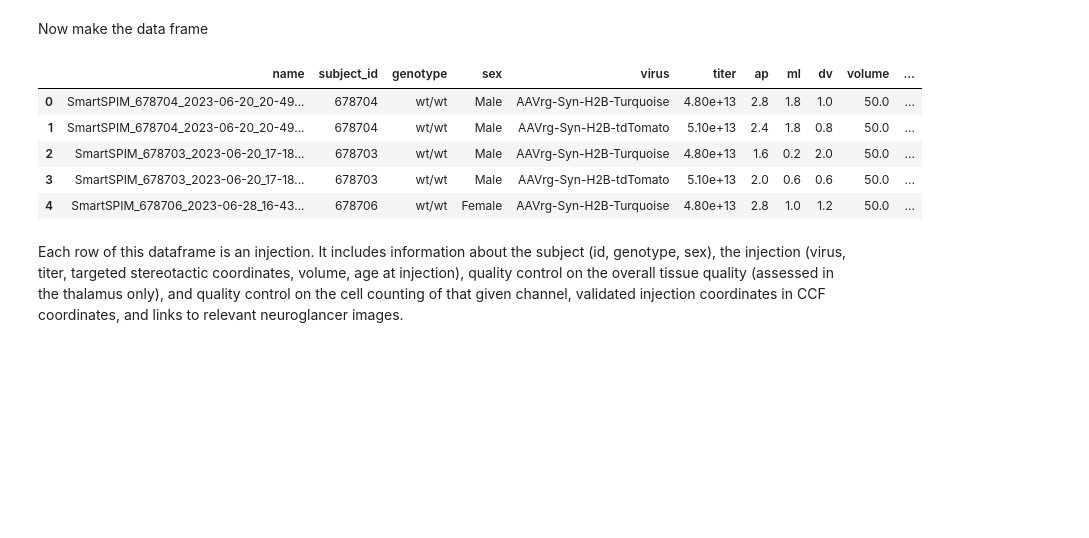
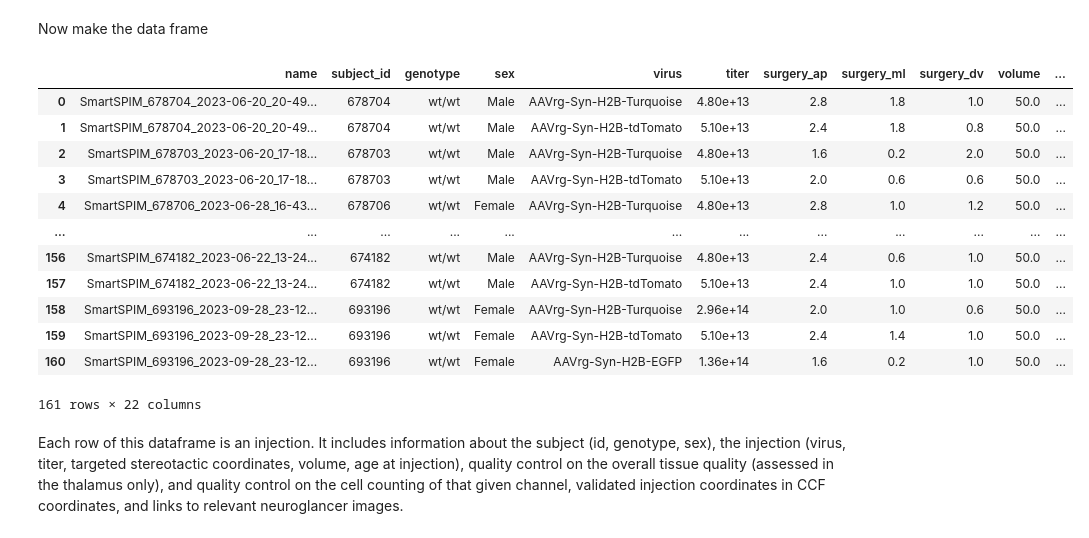
Before and after one commit to AllenNeuralDynamics/AIND-CNC-SmartSPIM-Workshop, a Jupyter notebook: code/metadata.ipynb, the cells around one changed output. Drawn from its saved outputs; the diff is of its cells as text; code cells hidden in the pictures; blank space fills up the shorter version.

```diff
--- a/code/metadata.ipynb
+++ b/code/metadata.ipynb
@@ -5,3 +7,7 @@ from datetime import datetime
+# %%
+atlasapi.config.write_config_value('brainglobe_dir', '/data/.brainglobe') # points to allen mouse atlases pre-loaded in data folder
+
+atlas = BrainGlobeAtlas('allen_mouse_25um', check_latest = False) # load CCF mouse brain atlas, 25um resolution
 # %% [markdown]
 Our metadata is hosted in a DocDB database that we can access and query using the aind_data_access_api. This will point us to the database
 # %%
@@ -80,18 +67,22 @@ virus_dict['CVS N2cdG-H2B-GFP']='488'
 virus_dict['CVS N2cdG-H2B-tdTomato']='561'
 
 def get_qc_channel(evaluations, channel):
+    '''Pulls the quality control evaluations for each channel's evaluation'''
     for eval in evaluations:
         if eval['name']=='Cell detection in channel: '+channel:
             qc_channel = eval['metrics'][0]['status_history'][-1]['status']
             ng_channel = eval['metrics'][0]['reference']
         if eval['name']=='Histology coordinates channel: '+channel:
             coord = eval['metrics'][0]['value']
+            inj_structure = atlas.structure_from_coords((coord["AP"],coord["DV"],coord["ML"]), as_acronym=True)
+            inj_parent = atlas.get_structure_ancestors(inj_structure)[-1]
     try:
-        return(qc_channel, ng_channel, coord)
+        return(qc_channel, ng_channel, coord, inj_structure, inj_parent)
     except:
-        return(qc_channel, ng_channel, None)
+        return(qc_channel, ng_channel, None, None, None)
 
 def get_qc_overall(evaluations):
+    '''Pulls the quality control for the overall tissue evaluation'''
     for eval in evaluations:
         if "tissue quality" in eval['name']:
             qc_tissue = eval['metrics'][0]['status_history'][-1]['status']
@@ -103,8 +94,8 @@ def int_to_exponential(number):
 # %% [markdown]
 Now make the data frame
 # %%
-df = pd.DataFrame(columns=('name','subject_id','genotype','sex','virus','titer','ap','ml','dv','volume','age_days','days_to_perfusion','qc_tissue','ng_link',
-                           'channel','qc_channel','ng_channel','inj_coordinates'))
+df = pd.DataFrame(columns=('name','subject_id','genotype','sex','virus','titer','surgery_ap','surgery_ml','surgery_dv','volume','age_days','days_to_perfusion','qc_tissue','ng_link',
+                           'channel','qc_channel','ng_channel','ccf_ap', 'ccf_ml','ccf_dv', 'inj_structure', 'inj_parent'))
 for record in records:
     name = record['name']
     subject_id = record['subject_id']
@@ -125,11 +116,19 @@ for record in records:
                     virus = inj['injection_materials'][i]['name']
                     channel = virus_dict[virus]
                     if channel=='445':
-                        qc_channel, ng_channel, coord = get_qc_channel(record['evaluations'], '445')
+                        qc_channel, ng_channel, coord, inj_structure, inj_parent = get_qc_channel(record['evaluations'], '445')
                     elif channel=='488':
-                        qc_channel, ng_channel, coord = get_qc_channel(record['evaluations'], '488')
+                        qc_channel, ng_channel, coord, inj_structure, inj_parent = get_qc_channel(record['evaluations'], '488')
                     elif channel=='561':
-                        qc_channel, ng_channel, coord = get_qc_channel(record['evaluations'], '561')
+                        qc_channel, ng_channel, coord, inj_structure, inj_parent = get_qc_channel(record['evaluations'], '561')
+                    if coord != None:
+                        ccf_ap = coord["AP"]
+                        ccf_ml = coord["ML"]
+                        ccf_dv = coord["DV"]
+                    else:
+                        ccf_ap = None
+                        ccf_ml = None
+                        ccf_dv = None
                     ap = float(inj['injection_coordinate_ap'])
                     ml = float(inj['injection_coordinate_ml'])
                     dv = float(inj['injection_coordinate_depth'][0])
@@ -144,16 +143,23 @@ for record in records:
                     age = (surgery_date - dob).days
                     days_to_perfusion = (perfusion_date - surgery_date).days
                     df.loc[len(df)] = [name, subject_id, genotype, sex, virus, titer, ap, ml, dv, volume, age, days_to_perfusion,
-                                       qc_tissue, ng_link, channel, qc_channel, ng_channel, coord]
+                                       qc_tissue, ng_link, channel, qc_channel, ng_channel, ccf_ap, ccf_ml, ccf_dv, inj_structure, inj_parent]
 # %%
-df.head()
+df
 # %% [output]
-|  | name | subject_id | genotype | sex | virus | titer | ap | ml | dv | volume | ... |
+|  | name | subject_id | genotype | sex | virus | titer | surgery_ap | surgery_ml | surgery_dv | volume | ... |
 | 0 | SmartSPIM_678704_2023-06-20_20-49... | 678704 | wt/wt | Male | AAVrg-Syn-H2B-Turquoise | 4.80e+13 | 2.8 | 1.8 | 1.0 | 50.0 | ... |
 | 1 | SmartSPIM_678704_2023-06-20_20-49... | 678704 | wt/wt | Male | AAVrg-Syn-H2B-tdTomato | 5.10e+13 | 2.4 | 1.8 | 0.8 | 50.0 | ... |
 | 2 | SmartSPIM_678703_2023-06-20_17-18... | 678703 | wt/wt | Male | AAVrg-Syn-H2B-Turquoise | 4.80e+13 | 1.6 | 0.2 | 2.0 | 50.0 | ... |
 | 3 | SmartSPIM_678703_2023-06-20_17-18... | 678703 | wt/wt | Male | AAVrg-Syn-H2B-tdTomato | 5.10e+13 | 2.0 | 0.6 | 0.6 | 50.0 | ... |
 | 4 | SmartSPIM_678706_2023-06-28_16-43... | 678706 | wt/wt | Female | AAVrg-Syn-H2B-Turquoise | 4.80e+13 | 2.8 | 1.0 | 1.2 | 50.0 | ... |
+| ... | ... | ... | ... | ... | ... | ... | ... | ... | ... | ... | ... |
+| 156 | SmartSPIM_674182_2023-06-22_13-24... | 674182 | wt/wt | Male | AAVrg-Syn-H2B-Turquoise | 4.80e+13 | 2.4 | 0.6 | 1.0 | 50.0 | ... |
+| 157 | SmartSPIM_674182_2023-06-22_13-24... | 674182 | wt/wt | Male | AAVrg-Syn-H2B-tdTomato | 5.10e+13 | 2.4 | 1.0 | 1.0 | 50.0 | ... |
+| 158 | SmartSPIM_693196_2023-09-28_23-12... | 693196 | wt/wt | Female | AAVrg-Syn-H2B-Turquoise | 2.96e+14 | 2.0 | 1.0 | 0.6 | 50.0 | ... |
+| 159 | SmartSPIM_693196_2023-09-28_23-12... | 693196 | wt/wt | Female | AAVrg-Syn-H2B-tdTomato | 5.10e+13 | 2.4 | 1.4 | 1.0 | 50.0 | ... |
+| 160 | SmartSPIM_693196_2023-09-28_23-12... | 693196 | wt/wt | Female | AAVrg-Syn-H2B-EGFP | 1.36e+14 | 1.6 | 0.2 | 1.0 | 50.0 | ... |
+161 rows × 22 columns
 # %% [markdown]
 Each row of this dataframe is an injection. It includes information about the subject (id, genotype, sex), the injection (virus, titer, targeted stereotactic coordinates, volume, age at injection), quality control on the overall tissue quality (assessed in the thalamus only), and quality control on the cell counting of that given channel, validated injection coordinates in CCF coordinates, and links to relevant neuroglancer images.
 # %% [markdown]
```
Also changed, not shown: parts of 4 cells of this notebook.
